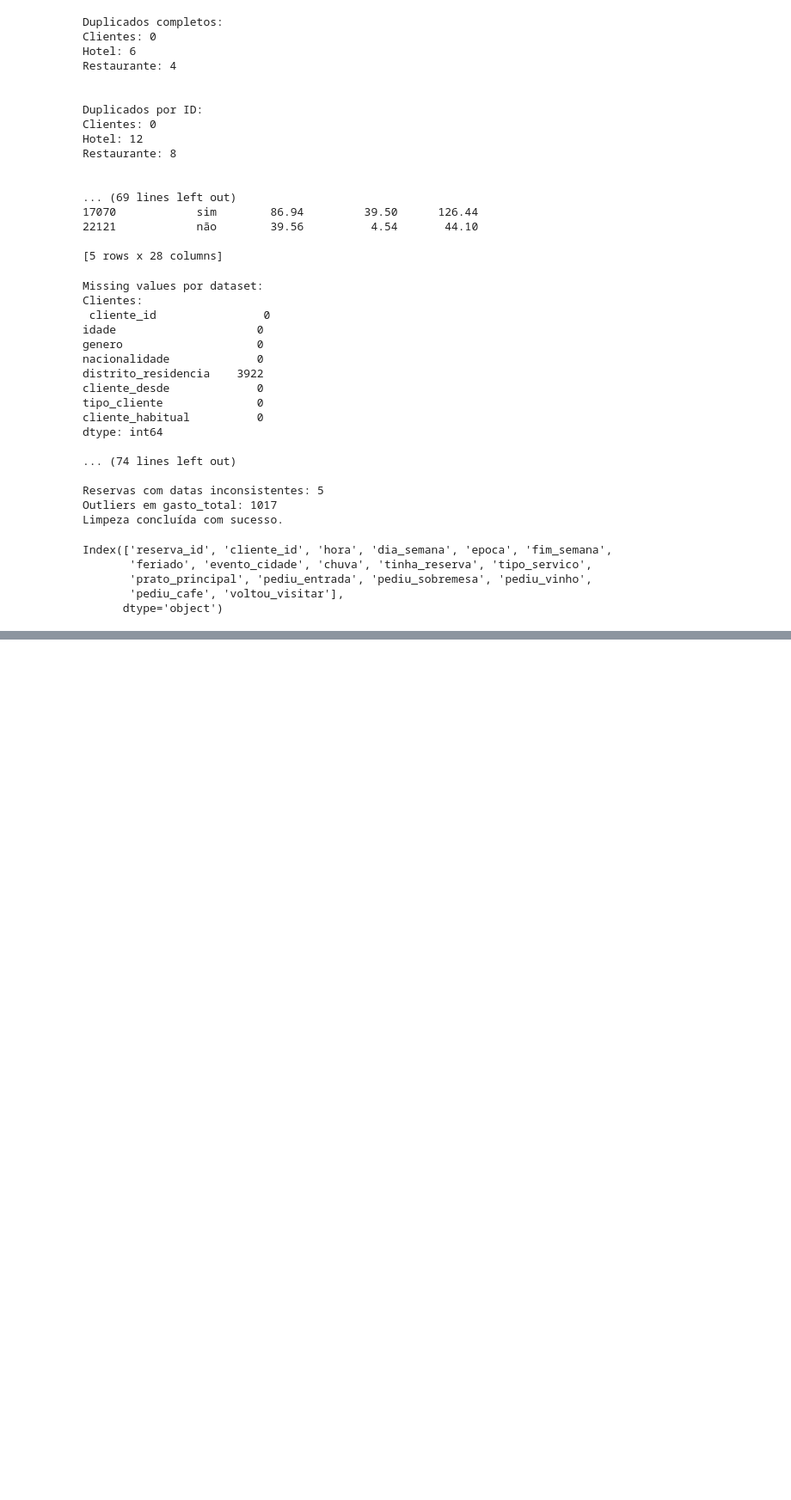
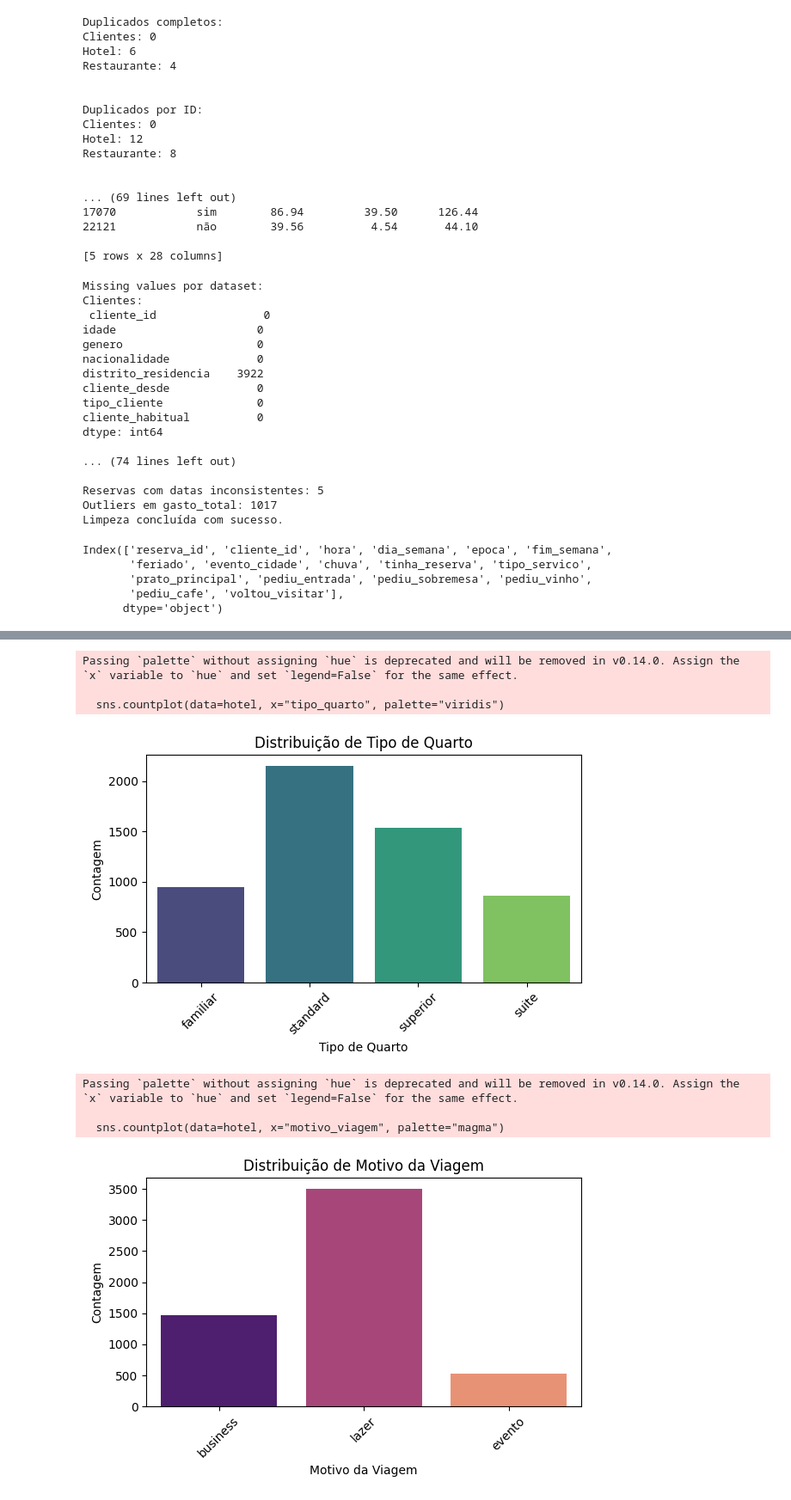
Before and after one commit to lilianaaraujojfmetal-ui/Projeto-Final, a Jupyter notebook: config_data.ipynb, the cells around one changed output, grey strips where cells are left out. Shown at 86% size. Drawn from its saved outputs; the diff is of its cells as text; code cells hidden in the pictures; blank space fills up the shorter version.

```diff
--- a/config_data.ipynb
+++ b/config_data.ipynb
@@ -635,0 +713,48 @@ hotel_norm[num_cols_hotel] = scaler.fit_transform(hotel[num_cols_hotel])
+# %%
+# 1) tipo_quarto → Gráfico de Barras
+# -----------------------------
+if "tipo_quarto" in hotel.columns:
+    plt.figure(figsize=(6,4))
+    sns.countplot(data=hotel, x="tipo_quarto", palette="viridis")
+    plt.title("Distribuição de Tipo de Quarto")
+    plt.xlabel("Tipo de Quarto")
+    plt.ylabel("Contagem")
+    plt.xticks(rotation=45)
+    plt.tight_layout()
+    plt.show()
+
+# 2) motivo_viagem → Gráfico de Barras
+# -----------------------------
+if "motivo_viagem" in hotel.columns:
+    plt.figure(figsize=(6,4))
+    sns.countplot(data=hotel, x="motivo_viagem", palette="magma")
+    plt.title("Distribuição de Motivo da Viagem")
+    plt.xlabel("Motivo da Viagem")
+    plt.ylabel("Contagem")
+    plt.xticks(rotation=45)
+    plt.tight_layout()
+    plt.show()
+
+# 3) epoca → Gráfico de PIE
+# -----------------------------
+if "epoca" in hotel.columns:
+    plt.figure(figsize=(6,6))
+    hotel["epoca"].value_counts().plot(
+        kind="pie",
+        autopct="%1.1f%%",
+        startangle=90,
+        colormap="viridis"
+    )
+    plt.title("Distribuição Percentual por Época")
+    plt.ylabel("")
+    plt.tight_layout()
+    plt.show()
+# %% [output]
+Passing `palette` without assigning `hue` is deprecated and will be removed in v0.14.0. Assign the `x` variable to `hue` and set `legend=False` for the same effect.
+
+  sns.countplot(data=hotel, x="tipo_quarto", palette="viridis")
+[figure, added]
+Passing `palette` without assigning `hue` is deprecated and will be removed in v0.14.0. Assign the `x` variable to `hue` and set `legend=False` for the same effect.
+
+  sns.countplot(data=hotel, x="motivo_viagem", palette="magma")
+[figure, added]
```
Also changed, not shown: parts of 7 cells of this notebook.
